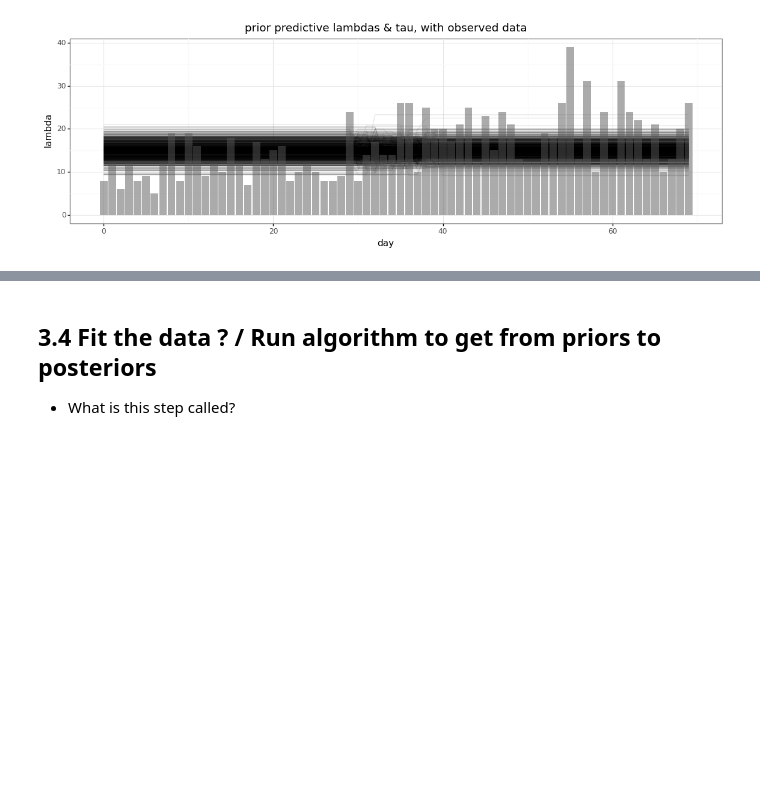
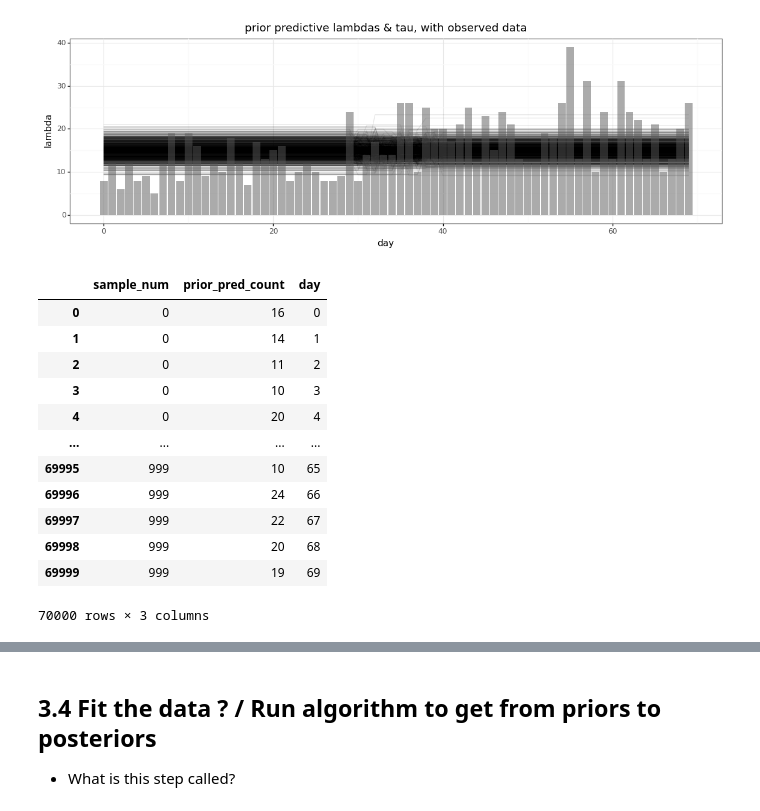
Before and after one commit to jointprob/bmcp-notes, a Jupyter notebook: 001.01 - hackers-chapter-1.ipynb, the cells around one changed output, grey strips where cells are left out. Cells and saved outputs as stored; diff of their text form; code cells hidden in the pictures; blank space fills up the shorter version.

```diff
--- a/001.01 - hackers-chapter-1.ipynb
+++ b/001.01 - hackers-chapter-1.ipynb
@@ -544,0 +553,18 @@ See the caveats in the documentation: https://pandas.pydata.org/pandas-docs/stab
+# %%
+prior_pred_data_df = pd.melt(pd.DataFrame(prior_pred_data.T), var_name='sample_num', value_name='prior_pred_count')
+prior_pred_data_df['day'] = list(range(0, total_days))*1000
+prior_pred_data_df
+# %% [output]
+|  | sample_num | prior_pred_count | day |
+| 0 | 0 | 16 | 0 |
+| 1 | 0 | 14 | 1 |
+| 2 | 0 | 11 | 2 |
+| 3 | 0 | 10 | 3 |
+| 4 | 0 | 20 | 4 |
+| ... | ... | ... | ... |
+| 69995 | 999 | 10 | 65 |
+| 69996 | 999 | 24 | 66 |
+| 69997 | 999 | 22 | 67 |
+| 69998 | 999 | 20 | 68 |
+| 69999 | 999 | 19 | 69 |
+70000 rows × 3 columns
```
Also changed, not shown: parts of 13 cells of this notebook.
